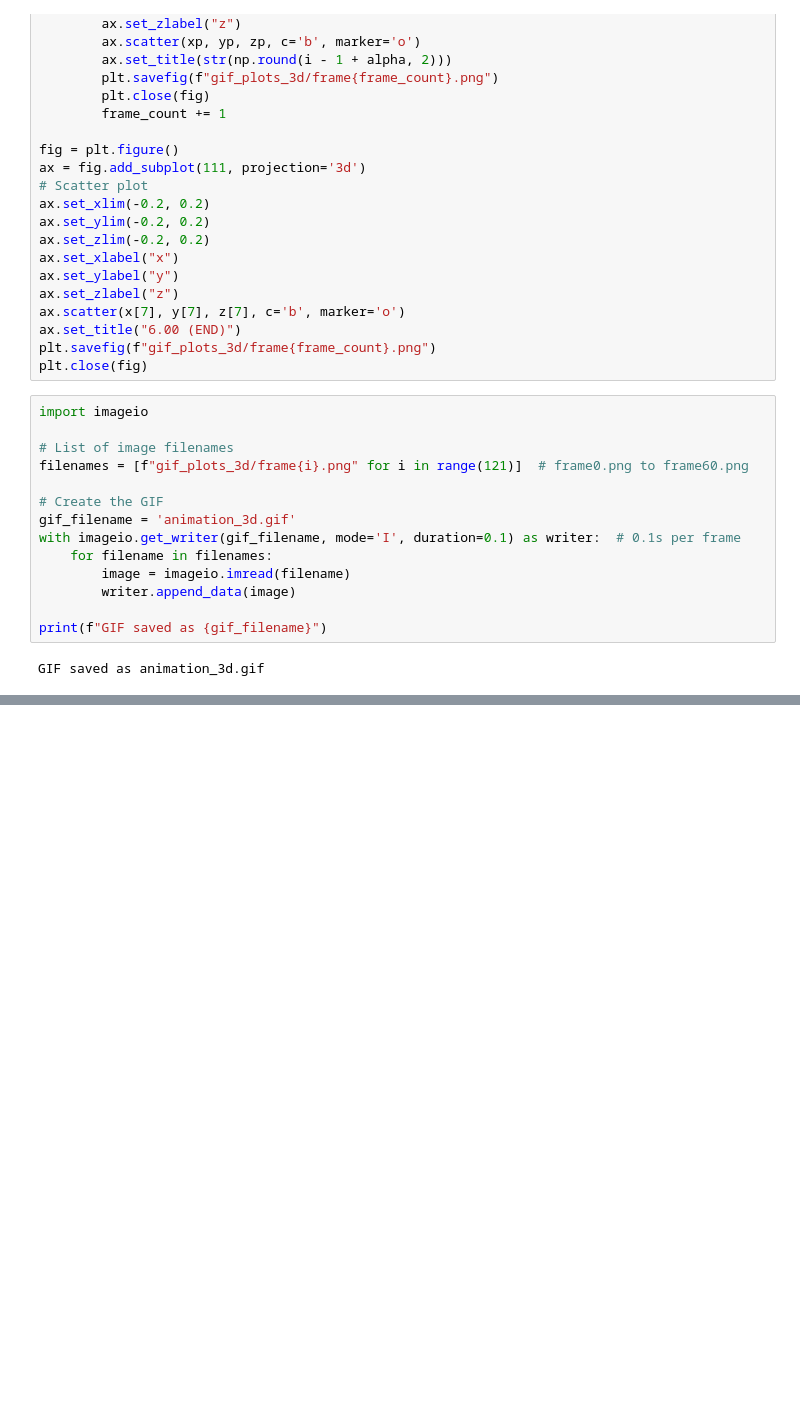
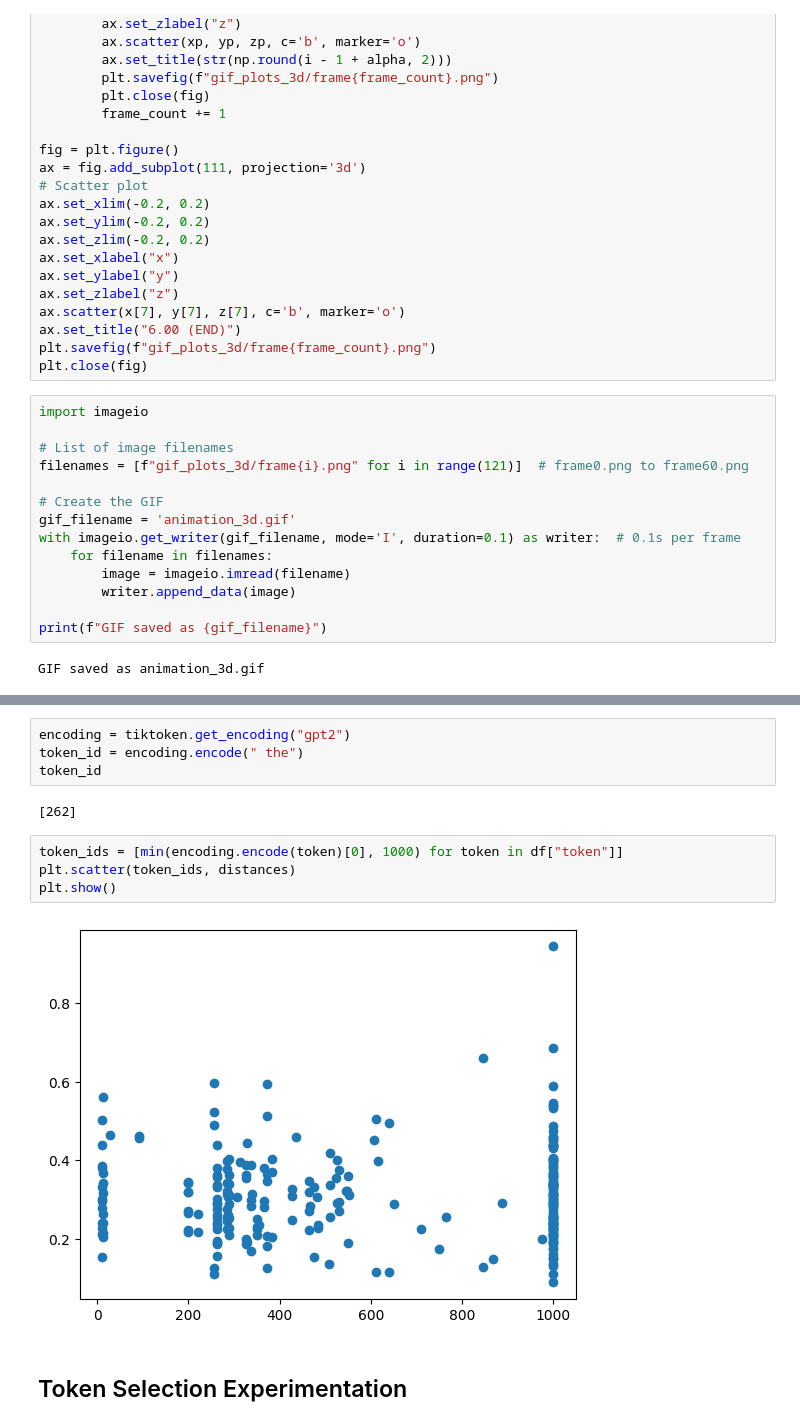
Before and after one commit to iz05/nanogpt, a Jupyter notebook: gif.ipynb, the cells around one changed output, grey strips where cells are left out. Drawn from its saved outputs; the diff is of its cells as text; blank space fills up the shorter version.

```diff
--- a/gif.ipynb
+++ b/gif.ipynb
@@ -138,0 +532,14 @@ GIF saved as animation_3d.gif
+# %%
+encoding = tiktoken.get_encoding("gpt2")
+token_id = encoding.encode(" the")
+token_id
+# %% [output]
+[262]
+# %%
+token_ids = [min(encoding.encode(token)[0], 1000) for token in df["token"]]
+plt.scatter(token_ids, distances)
+plt.show()
+# %% [output]
+[figure, added]
+# %% [markdown]
+## Token Selection Experimentation
```
Also changed, not shown: parts of 20 cells of this notebook, 2 other files.
